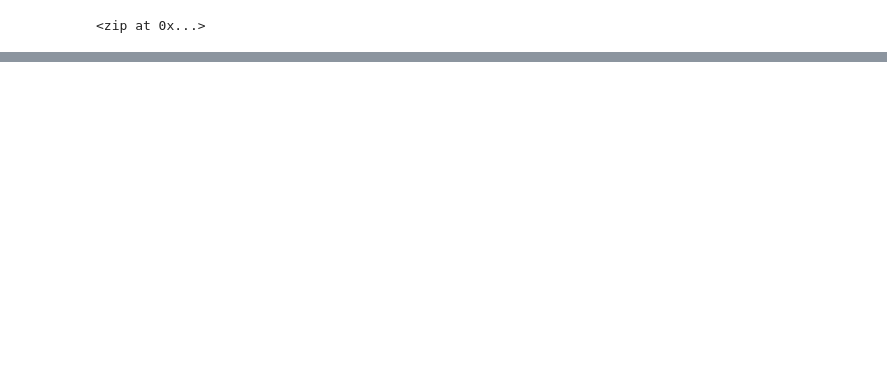
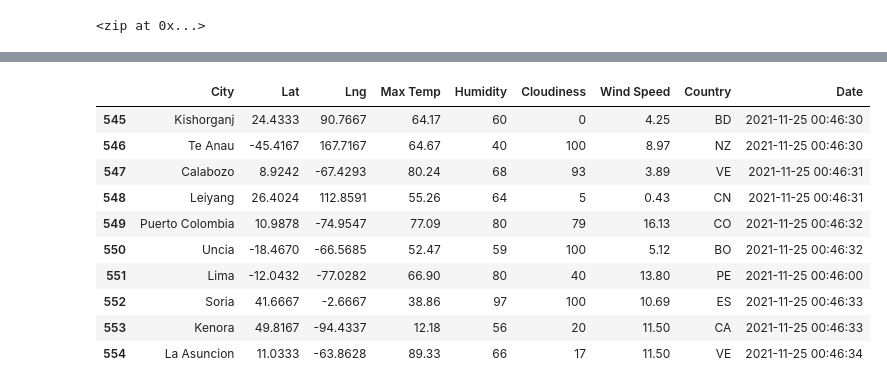
Before and after one commit to mackenziecoushayrichter/World_Weather_Analysis, a Jupyter notebook: WeatherPy.ipynb, the cells around one changed output, grey strips where cells are left out. Cells and saved outputs as stored; diff of their text form; code cells hidden in the pictures; blank space fills up the shorter version.

```diff
--- a/WeatherPy.ipynb
+++ b/WeatherPy.ipynb
@@ -48,0 +46,3 @@ len(cities)
+# %%
+#starting url for weather map API Call
+url = "http://api.openweathermap.org/data/2.5/weather?units=Imperial&APPID=" + weather_api_key
@@ -48,0 +125,17 @@ len(cities)
+# %%
+
+#convert the array of dictionaries to a pandas DataFrame
+city_data_df = pd.DataFrame(city_data)
+city_data_df.tail(10)
+# %% [output]
+|  | City | Lat | Lng | Max Temp | Humidity | Cloudiness | Wind Speed | Country | Date |
+| 545 | Kishorganj | 24.4333 | 90.7667 | 64.17 | 60 | 0 | 4.25 | BD | 2021-11-25 00:46:30 |
+| 546 | Te Anau | -45.4167 | 167.7167 | 64.67 | 40 | 100 | 8.97 | NZ | 2021-11-25 00:46:30 |
+| 547 | Calabozo | 8.9242 | -67.4293 | 80.24 | 68 | 93 | 3.89 | VE | 2021-11-25 00:46:31 |
+| 548 | Leiyang | 26.4024 | 112.8591 | 55.26 | 64 | 5 | 0.43 | CN | 2021-11-25 00:46:31 |
+| 549 | Puerto Colombia | 10.9878 | -74.9547 | 77.09 | 80 | 79 | 16.13 | CO | 2021-11-25 00:46:32 |
+| 550 | Uncia | -18.4670 | -66.5685 | 52.47 | 59 | 100 | 5.12 | BO | 2021-11-25 00:46:32 |
+| 551 | Lima | -12.0432 | -77.0282 | 66.90 | 80 | 40 | 13.80 | PE | 2021-11-25 00:46:00 |
+| 552 | Soria | 41.6667 | -2.6667 | 38.86 | 97 | 100 | 10.69 | ES | 2021-11-25 00:46:33 |
+| 553 | Kenora | 49.8167 | -94.4337 | 12.18 | 56 | 20 | 11.50 | CA | 2021-11-25 00:46:33 |
+| 554 | La Asuncion | 11.0333 | -63.8628 | 89.33 | 66 | 17 | 11.50 | VE | 2021-11-25 00:46:34 |
```
Also changed, not shown: parts of 8 cells of this notebook, 2 other files.
